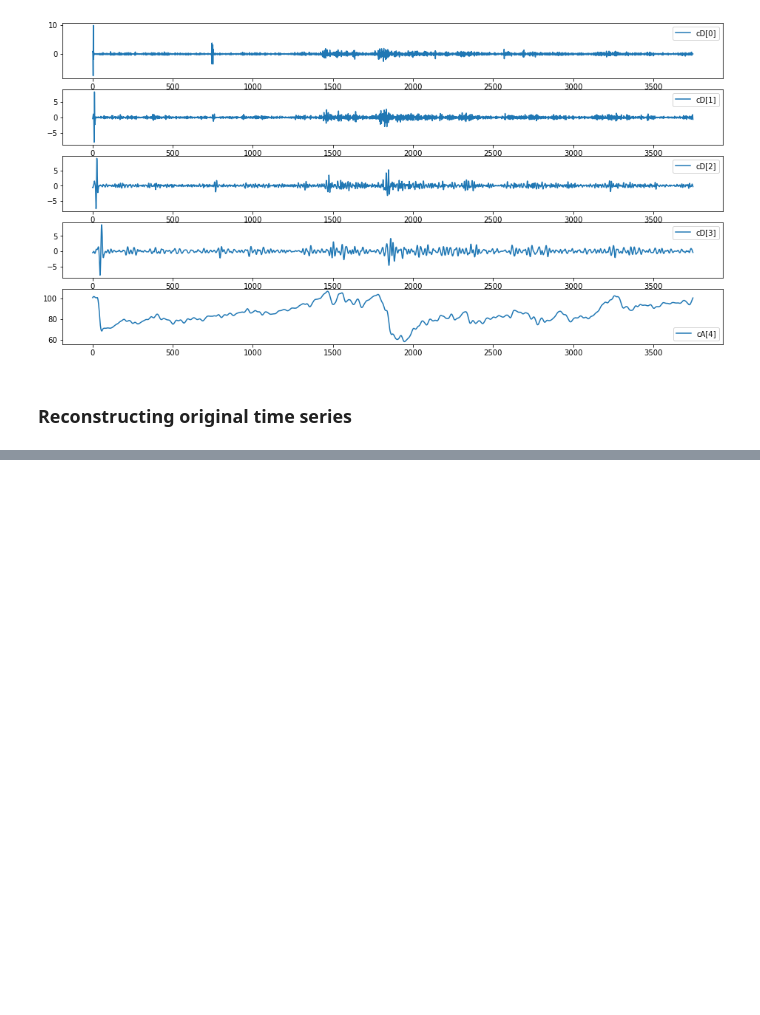
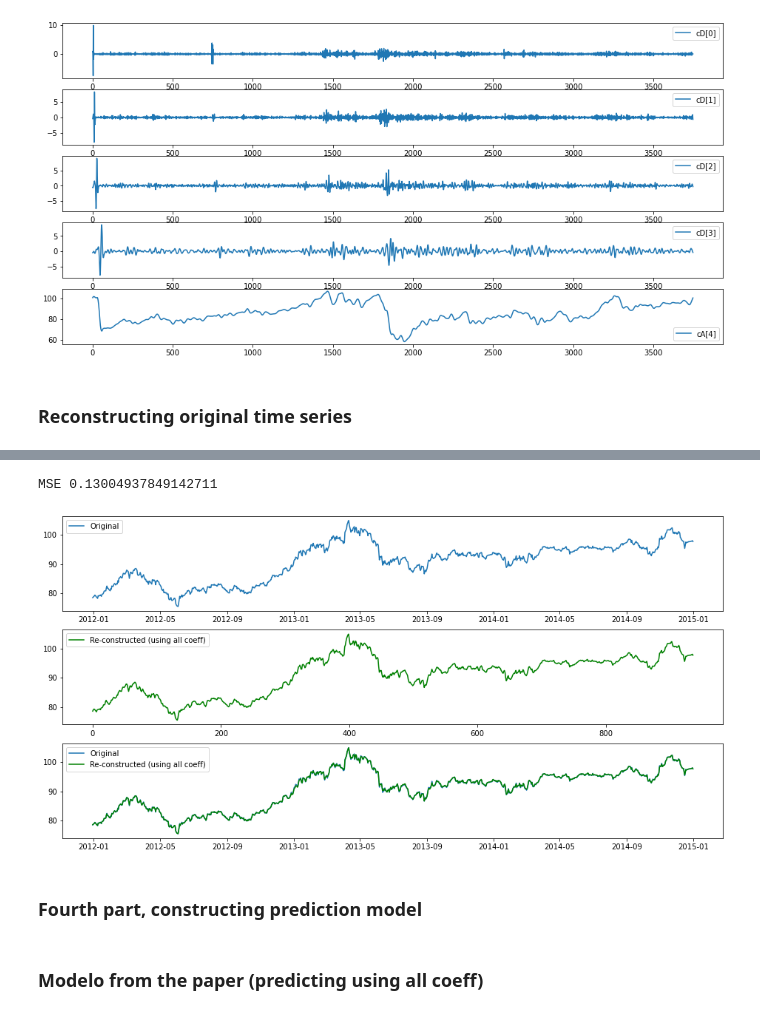
Before and after one commit to kgordillo-hub/SVM-Wavelet-forecasting-Financial-Time-Series, a Jupyter notebook: Project/SVM-Wavelet-forecasting-financial-series.ipynb, the cells around one changed output, grey strips where cells are left out. Cells and saved outputs as stored; diff of their text form; code cells hidden in the pictures; blank space fills up the shorter version.

```diff
--- a/Project/SVM-Wavelet-forecasting-financial-series.ipynb
+++ b/Project/SVM-Wavelet-forecasting-financial-series.ipynb
@@ -176,0 +258,27 @@ for i in range(len(coeff)):
+# %%
+#Plotting new time series using the predicted values
+#First, we must inverse the wavelet to create the reconstructed predicted Financial series (rpFS)
+rpFs = imodwt(new_coeff,'sym4')
+
+index = int(len(rpFs)*0.75)#+ window_lenght
+
+fig, ax = plt.subplots(3,1,figsize=(16,8))
+ax[0].plot(df['test_date'], plotValuesWt, label='Original')
+#Reconstructed using all dC and aC
+ax[1].plot(rpFs[index:] ,label='Re-constructed (using all coeff)', color = 'green')#df['test_date'],
+
+ax[2].plot(df['test_date'], plotValuesWt, label='Original')
+ax[2].plot(df['test_date'], rpFs[index:] ,label='Re-constructed (using all coeff)', color = 'green')
+
+ax[0].legend(loc = 'best')
+ax[1].legend(loc = 'best')
+ax[2].legend(loc = 'best')
+
+print('MSE',mean_squared_error(plotValuesWt, rpFs[index:],squared=False))
+# %% [output]
+MSE 0.13004937849142711
+[figure, added]
+# %% [markdown]
+### Fourth part, constructing prediction model <a class="anchor" id="fourth-part"></a>
+# %% [markdown]
+### Modelo from the paper (predicting using all coeff)
```
Also changed, not shown: parts of 20 cells of this notebook.
